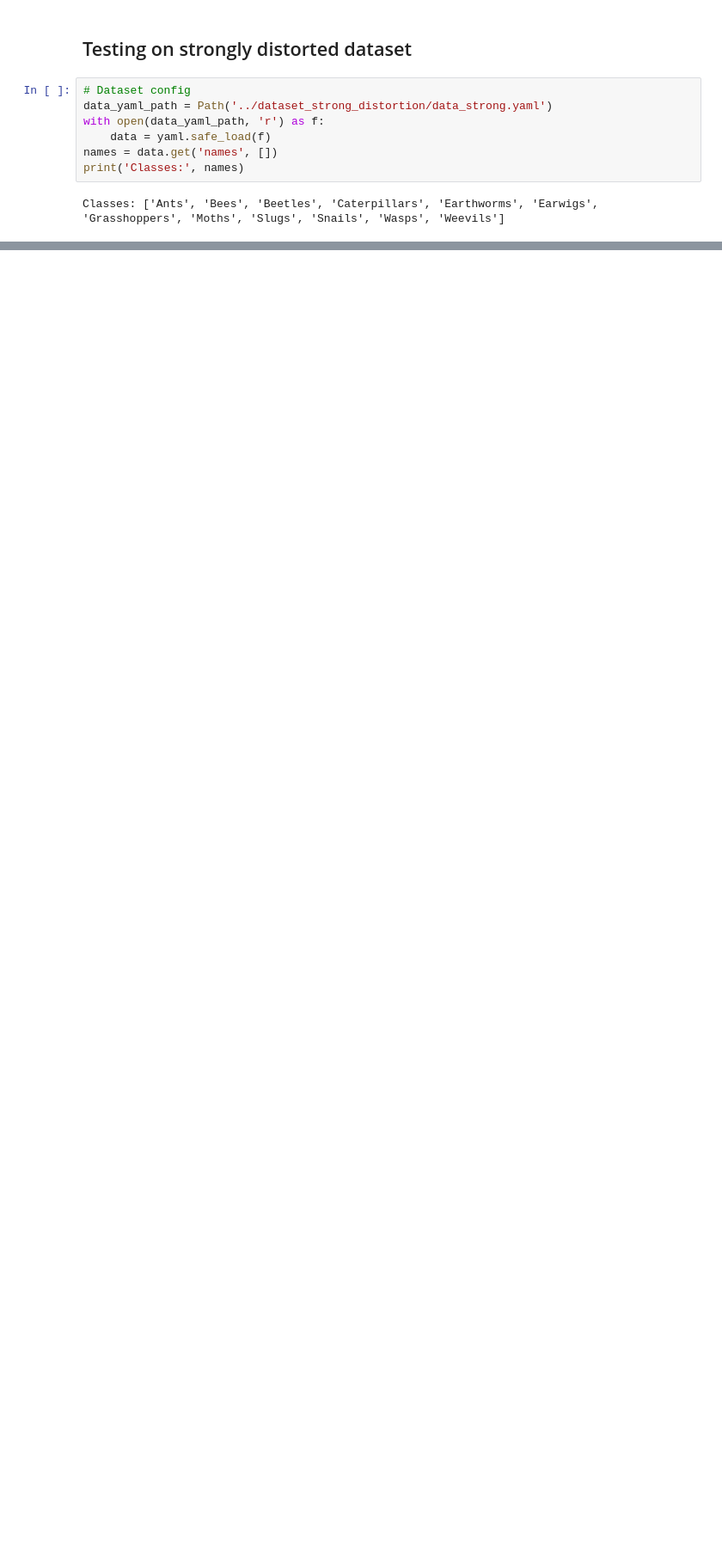
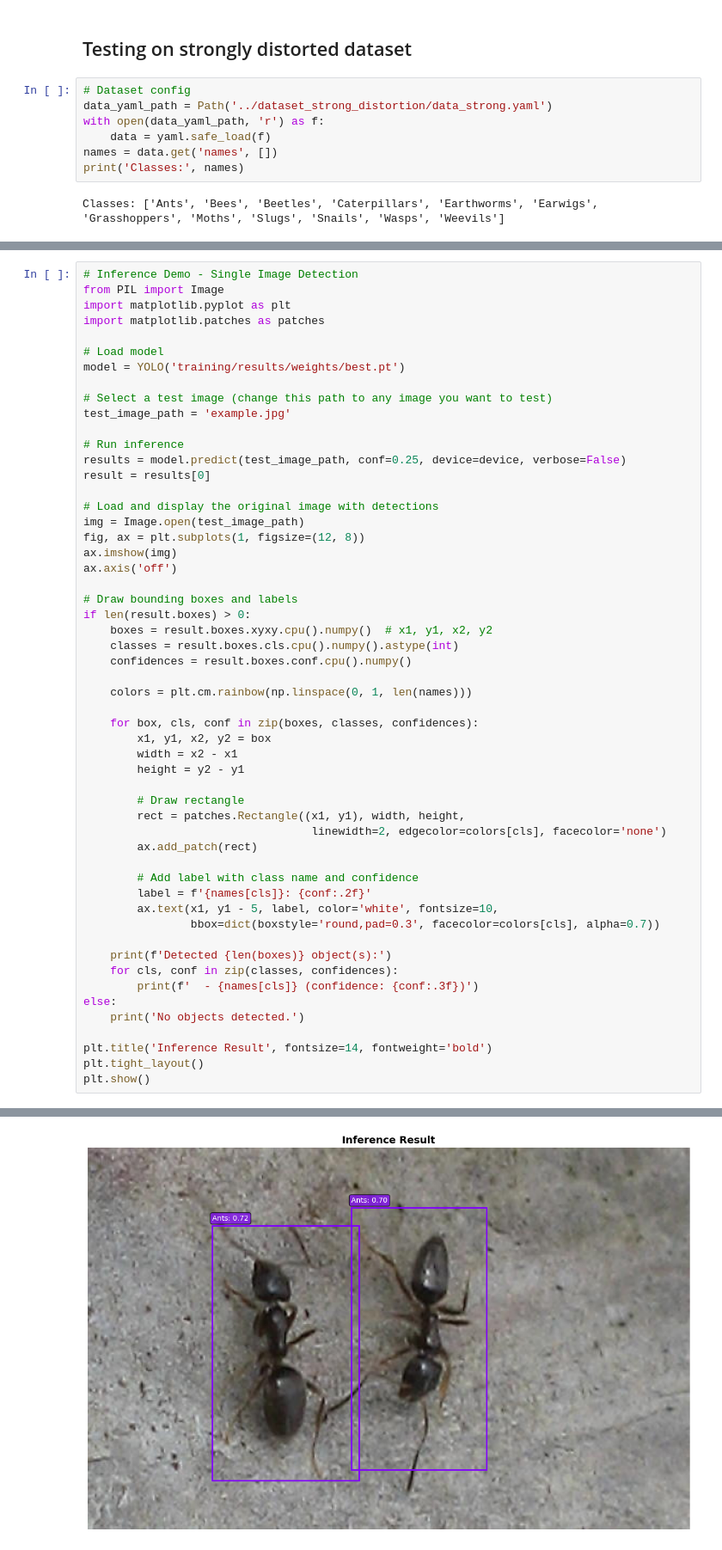
Before and after one commit to jerryjlzhou/9517_Group_Project, a Jupyter notebook: YOLOv11n/yolov11n.ipynb, the cells around one changed output, grey strips where cells are left out. Shown at 86% size. Saved outputs shown, nothing was run; the diff lists cells and outputs as text; blank space fills up the shorter version.

Commit message:
Added inference demo for yolo11

```diff
--- a/YOLOv11n/yolov11n.ipynb
+++ b/YOLOv11n/yolov11n.ipynb
@@ -437,0 +458,55 @@ mAP@0.5:0.95   : 0.09708398847347381
+# %%
+# Inference Demo - Single Image Detection
+from PIL import Image
+import matplotlib.pyplot as plt
+import matplotlib.patches as patches
+
+# Load model
+model = YOLO('training/results/weights/best.pt')
+
+# Select a test image (change this path to any image you want to test)
+test_image_path = 'example.jpg'
+
+# Run inference
+results = model.predict(test_image_path, conf=0.25, device=device, verbose=False)
+result = results[0]
+
+# Load and display the original image with detections
+img = Image.open(test_image_path)
+fig, ax = plt.subplots(1, figsize=(12, 8))
+ax.imshow(img)
+ax.axis('off')
+
+# Draw bounding boxes and labels
+if len(result.boxes) > 0:
+    boxes = result.boxes.xyxy.cpu().numpy()  # x1, y1, x2, y2
+    classes = result.boxes.cls.cpu().numpy().astype(int)
+    confidences = result.boxes.conf.cpu().numpy()
+
+    colors = plt.cm.rainbow(np.linspace(0, 1, len(names)))
+
+    for box, cls, conf in zip(boxes, classes, confidences):
+        x1, y1, x2, y2 = box
+        width = x2 - x1
+        height = y2 - y1
+
+        # Draw rectangle
+        rect = patches.Rectangle((x1, y1), width, height,
+                                  linewidth=2, edgecolor=colors[cls], facecolor='none')
+        ax.add_patch(rect)
+
+        # Add label with class name and confidence
+        label = f'{names[cls]}: {conf:.2f}'
+        ax.text(x1, y1 - 5, label, color='white', fontsize=10,
+                bbox=dict(boxstyle='round,pad=0.3', facecolor=colors[cls], alpha=0.7))
+
+    print(f'Detected {len(boxes)} object(s):')
+    for cls, conf in zip(classes, confidences):
+        print(f'  - {names[cls]} (confidence: {conf:.3f})')
+else:
+    print('No objects detected.')
+
+plt.title('Inference Result', fontsize=14, fontweight='bold')
+plt.tight_layout()
+plt.show()
+# %% [output]
@@ -437,0 +516 @@ mAP@0.5:0.95   : 0.09708398847347381
+[figure, added]
```
Also changed, not shown: parts of 2 cells of this notebook.
